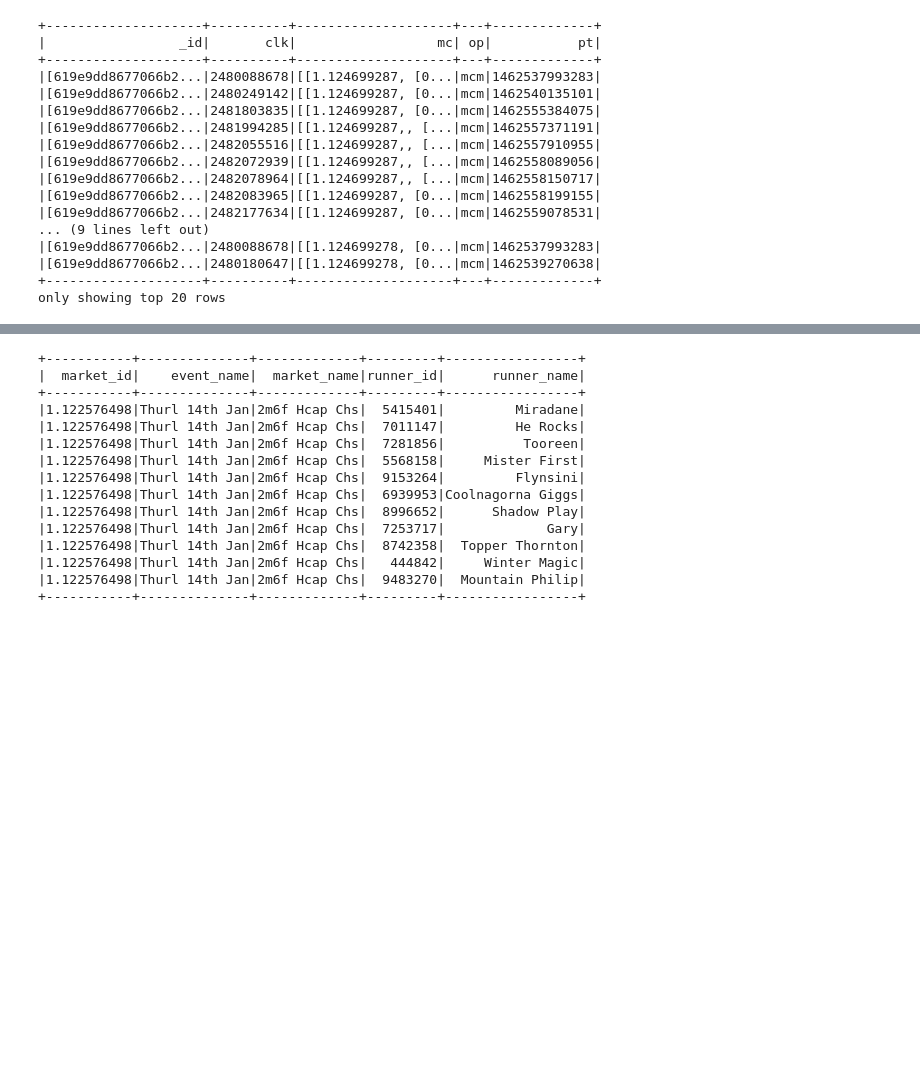
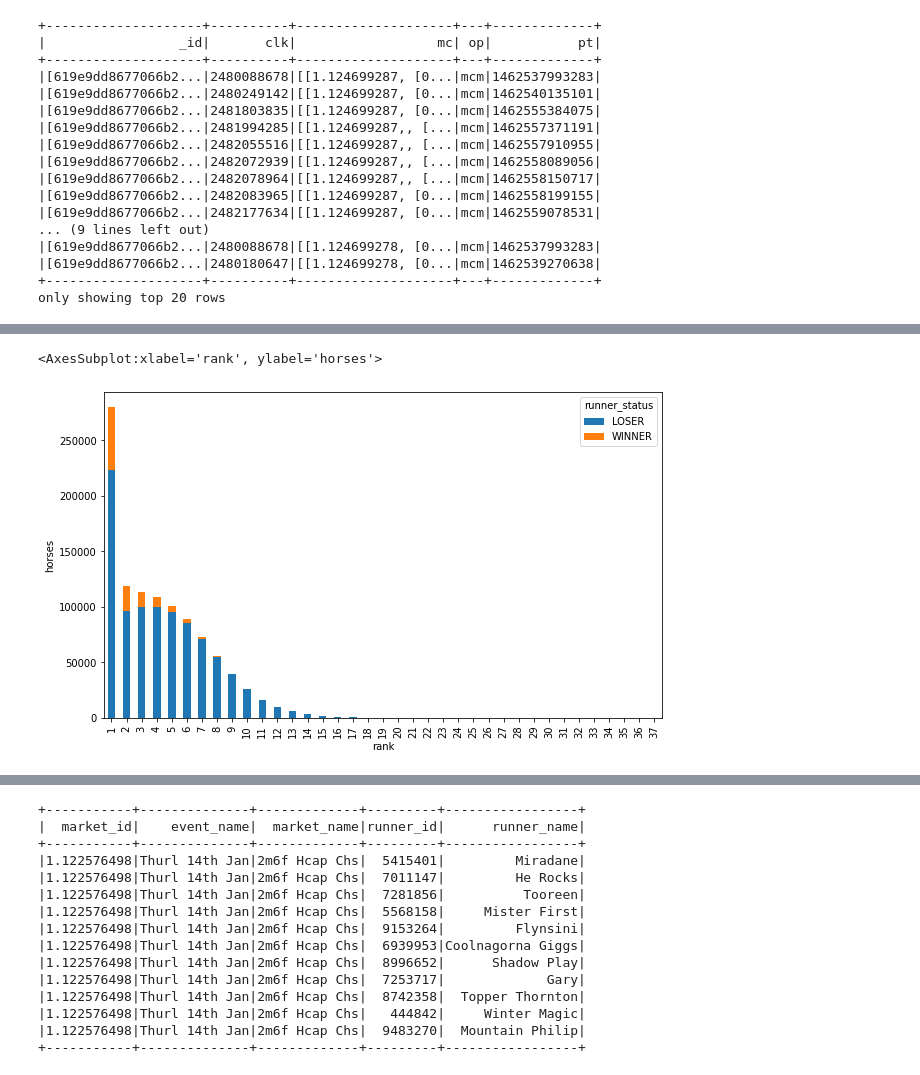
Before and after one commit to trentsteel777/mongo-spark-jupyter, a Jupyter notebook: notebooks/Ais_Q1_SpeedyHorseNames_Overstated.ipynb, the cells around one changed output, grey strips where cells are left out. Cells and saved outputs as stored; diff of their text form; code cells hidden in the pictures; blank space fills up the shorter version.

```diff
--- a/notebooks/Ais_Q1_SpeedyHorseNames_Overstated.ipynb
+++ b/notebooks/Ais_Q1_SpeedyHorseNames_Overstated.ipynb
@@ -200,0 +208,3 @@ runners_wbsp = runners_wbsp.filter(runners_wbsp.runner_status!='REMOVED')
+# %%
+runners_wbsp_rank=runners_wbsp.withColumn(
+  "rank", dense_rank().over(Window.partitionBy("market_id").orderBy(asc("bsp"))))
@@ -200,0 +244,2 @@ runners_wbsp = runners_wbsp.filter(runners_wbsp.runner_status!='REMOVED')
+# %%
+runners_wbsp_rank1 = runners_wbsp_rank.groupby("runner_status", "rank").count()
@@ -200,0 +276,7 @@ runners_wbsp = runners_wbsp.filter(runners_wbsp.runner_status!='REMOVED')
+# %%
+pdf_1 = runners_wbsp_rank1.toPandas()
+# %%
+pdf_1.pivot('rank', 'runner_status', 'count').plot(kind = 'bar', stacked=True, ylabel = 'horses')
+# %% [output]
+<AxesSubplot:xlabel='rank', ylabel='horses'>
+[figure, added]
```
Also changed, not shown: parts of 44 cells of this notebook, 10 other files.
